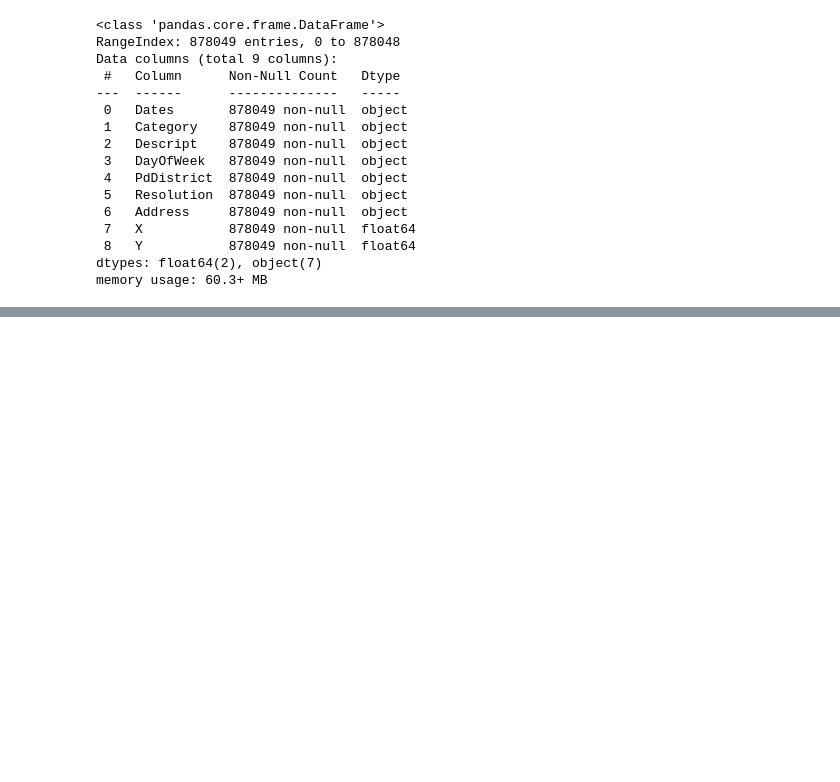
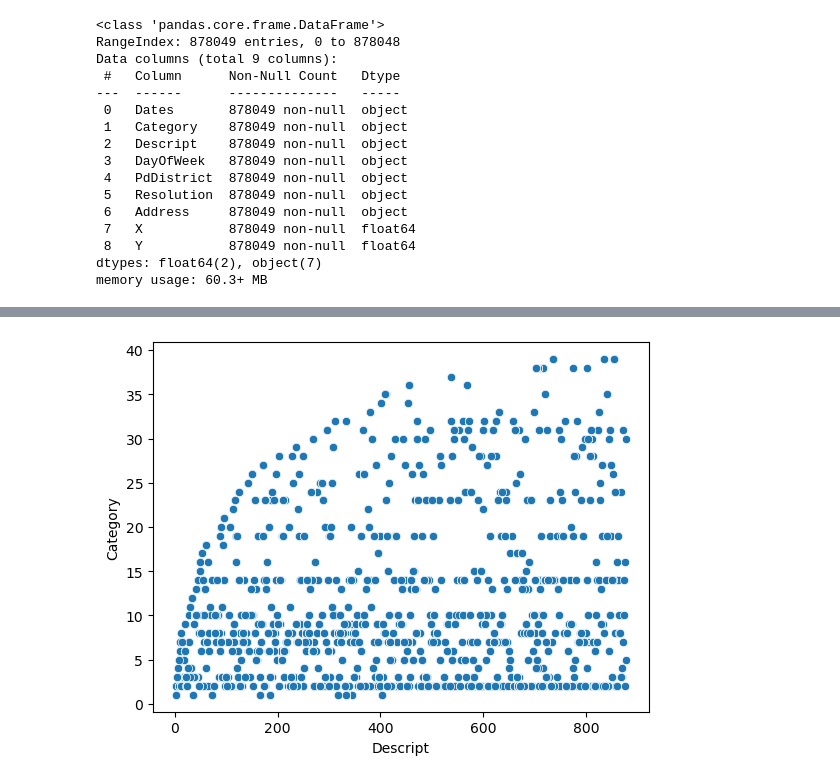
Before and after one commit to ZachMajernik/DataScience2, a Jupyter notebook: Predict/CategoricalOutput.ipynb, the cells around one changed output, grey strips where cells are left out. Drawn from its saved outputs; the diff is of its cells as text; code cells hidden in the pictures; blank space fills up the shorter version.

```diff
--- a/Predict/CategoricalOutput.ipynb
+++ b/Predict/CategoricalOutput.ipynb
@@ -34,3 +34,31 @@ Data columns (total 9 columns):
  8   Y           878049 non-null  float64
 dtypes: float64(2), object(7)
 memory usage: 60.3+ MB
+# %%
+categories = df_1['Category'].unique().tolist()
+descripts = df_1['Descript'].unique().tolist()
+daysOfWeek = ['Sunday','Monday','Tuesday','Wednesday','Thursday','Friday','Saturday']
+districts = df_1['PdDistrict'].unique().tolist()
+resolutions = df_1['Resolution'].unique().tolist()
+# %%
+df_2 = df_1.copy()
+
+df_2['month'] = 'unknown'
+for i in range(len(df_1)):
+    df_2.loc[i,'Category'] = categories.index(df_1.loc[i,'Category']) + 1
+    df_2.loc[i,'Descript'] = descripts.index(df_1.loc[i,'Descript']) + 1
+    df_2.loc[i,'DayOfWeek'] = daysOfWeek.index(df_1.loc[i,'DayOfWeek']) + 1
+    df_2.loc[i,'PdDistrict'] = districts.index(df_1.loc[i,'PdDistrict']) + 1
+    df_2.loc[i,'Resolution'] = resolutions.index(df_1.loc[i,'Resolution']) + 1
+
+    date_format = '%Y-%m-%d %H:%M:%S'
+    date = datetime.strptime(df_1.loc[i,'Dates'], date_format)
+    df_2.loc[i,'month'] = date.month
+
+
+df_2['Resolution'] = df_2['Resolution'].astype(int)
+df_2['PdDistrict'] = df_2['PdDistrict'].astype(int)
+df_2['DayOfWeek'] = df_2['DayOfWeek'].astype(int)
+df_2['Descript'] = df_2['Descript'].astype(int)
+df_2['Category'] = df_2['Category'].astype(int)
+df_2['month'] = df_2['month'].astype(int)
@@ -36,0 +86,5 @@ memory usage: 60.3+ MB
+# %%
+sns.scatterplot(data=df_2, x='Descript', y='Category')
+plt.show()
+# %% [output]
+[figure, added]
```
Also changed, not shown: parts of 2 cells of this notebook.
